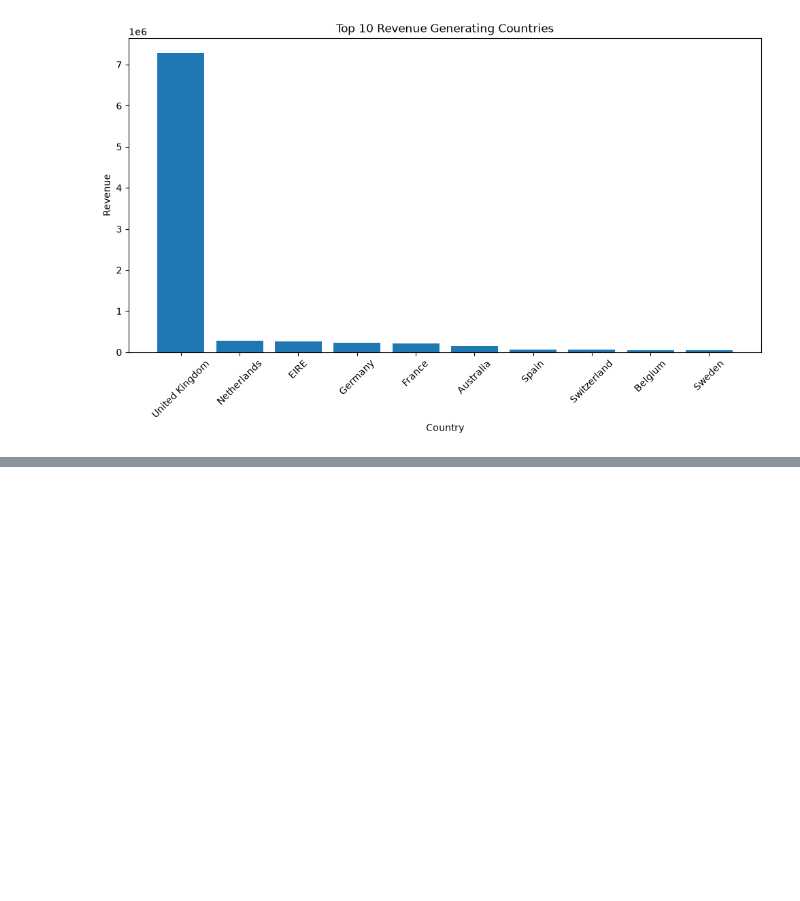
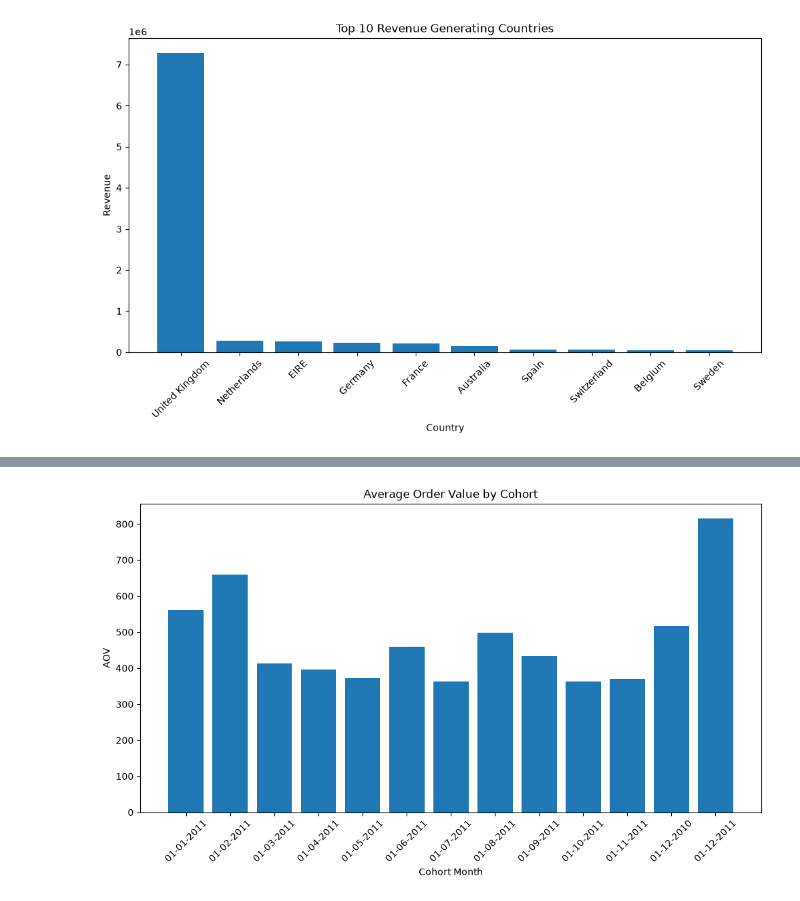
Before and after one commit to kalanidy/Infotact-intern-project-2-, a Jupyter notebook: week 3/week3_kalanidy.ipynb, the cells around one changed output, grey strips where cells are left out. Saved outputs shown, nothing was run; the diff lists cells and outputs as text; code cells hidden in the pictures; blank space fills up the shorter version.

```diff
--- a/week 3/week3_kalanidy.ipynb
+++ b/week 3/week3_kalanidy.ipynb
@@ -159,0 +171,14 @@ The aggregated dataset was successfully validated and found suitable for further
+# %%
+order_value = (
+    df.groupby(['InvoiceNo', 'CohortMonth'])['TotalRevenue']
+      .sum()
+      .reset_index()
+)
+# %%
+aov = (
+    order_value.groupby('CohortMonth')['TotalRevenue']
+               .mean()
+               .reset_index()
+)
+
+aov.columns = ['CohortMonth', 'AOV']
@@ -159,0 +196,15 @@ The aggregated dataset was successfully validated and found suitable for further
+# %%
+import matplotlib.pyplot as plt
+
+plt.figure(figsize=(12, 6))
+plt.bar(
+    aov['CohortMonth'].astype(str),
+    aov['AOV']
+)
+plt.title('Average Order Value by Cohort')
+plt.xlabel('Cohort Month')
+plt.ylabel('AOV')
+plt.xticks(rotation=45)
+plt.show()
+# %% [output]
+[figure, added]
```
Also changed, not shown: parts of 5 cells of this notebook, 2 other files.
